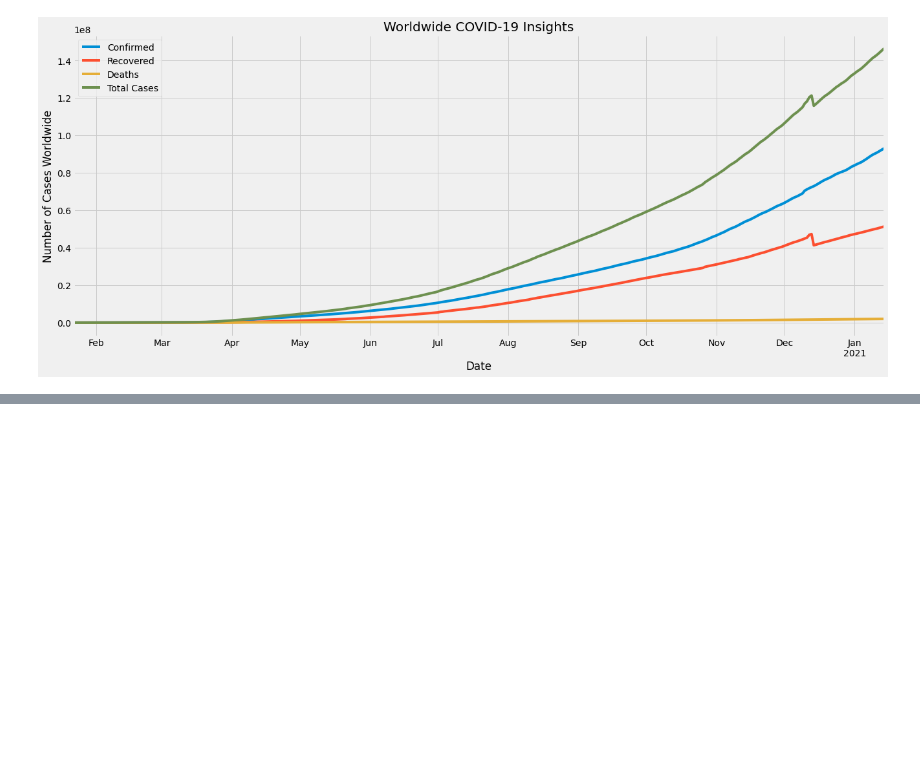
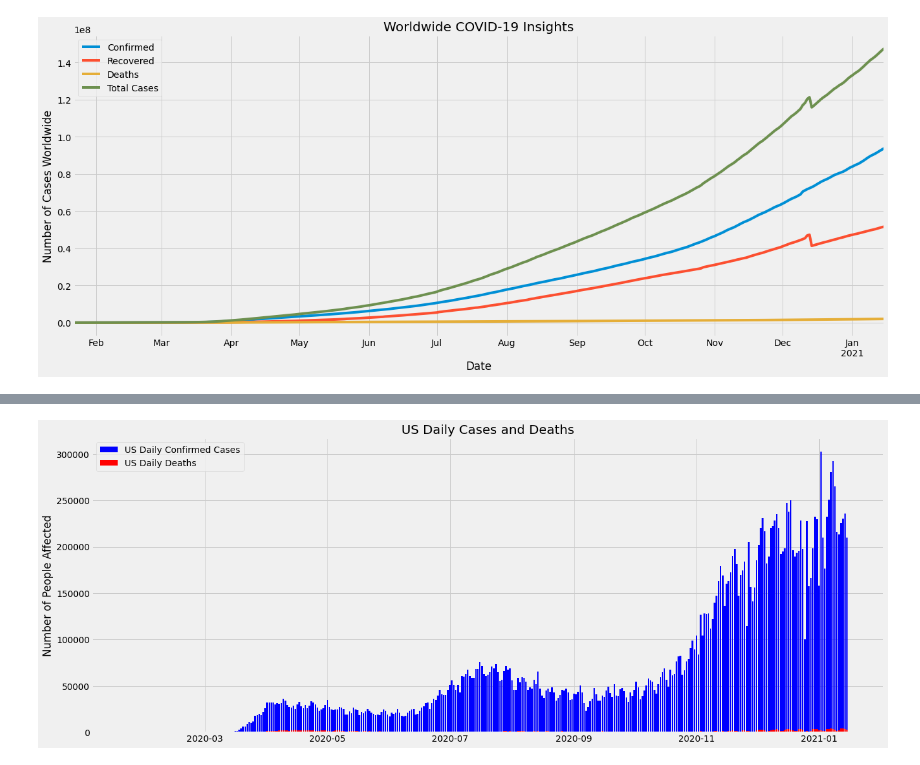
Before and after one commit to NathanHannon/python_covid_visualization, a Jupyter notebook: covid-19_visualization.ipynb, the cells around one changed output, grey strips where cells are left out. Drawn from its saved outputs; the diff is of its cells as text; code cells hidden in the pictures; blank space fills up the shorter version.

```diff
--- a/covid-19_visualization.ipynb
+++ b/covid-19_visualization.ipynb
@@ -22,0 +41,18 @@ plt.show()
+# %%
+# Daily Cases and Deaths
+country_df = country_df.reset_index()
+country_df['Daily Confirmed'] = country_df['Confirmed'].sub(country_df['Confirmed'].shift())
+country_df['Daily Deaths'] = country_df['Deaths'].sub(country_df['Deaths'].shift())
+
+fig = plt.figure(figsize=(20,8))
+ax = fig.add_subplot(111)
+
+ax.bar(country_df['Date'], country_df['Daily Confirmed'], color='b', label=f'{country} Daily Confirmed Cases')
+ax.bar(country_df['Date'], country_df['Daily Deaths'], color='r', label=f'{country} Daily Deaths')
+ax.set_ylabel('Number of People Affected')
+ax.title.set_text(f'{country} Daily Cases and Deaths')
+
+plt.legend(loc='upper left')
+plt.show()
+# %% [output]
+[figure, added]
```
Also changed, not shown: parts of 2 cells of this notebook.
